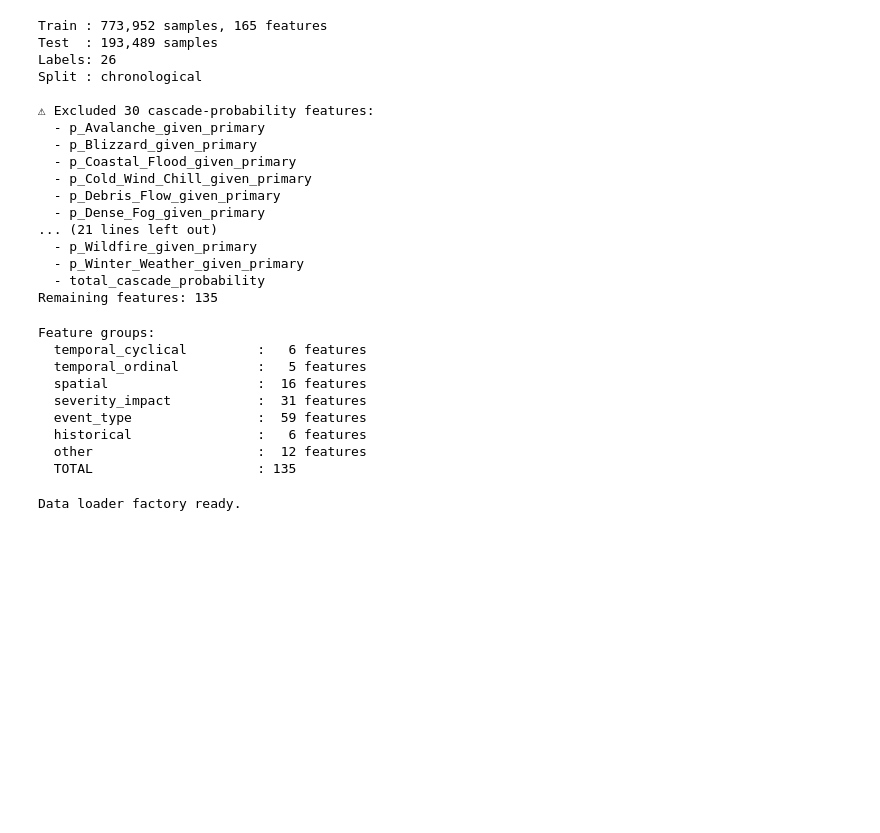
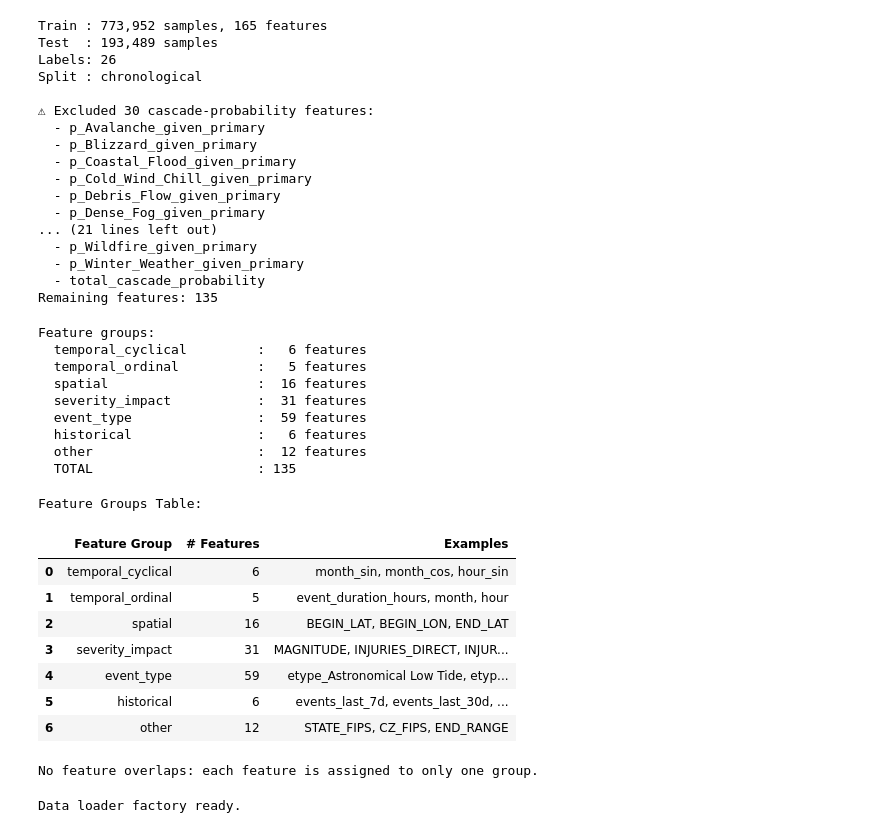
Before and after one commit to shikha-16/cascading-disaster-prediction, a Jupyter notebook: notebooks/04_neural_networks.ipynb, the cells around one changed output. Drawn from its saved outputs; the diff is of its cells as text; code cells hidden in the pictures; blank space fills up the shorter version.

```diff
--- a/notebooks/04_neural_networks.ipynb
+++ b/notebooks/04_neural_networks.ipynb
@@ -192,6 +192,47 @@ Feature groups:
   historical                :   6 features
   other                     :  12 features
   TOTAL                     : 135
+# %%
+# Visualize feature groups as a colored table
+import pandas as pd
+from IPython.display import display
+
+feature_group_table = []
+for group, idxs in FEATURE_GROUPS.items():
+    examples = [feature_names[i] for i in idxs[:3]]  # up to 3 examples
+    feature_group_table.append({
+        'Feature Group': group,
+        '# Features': len(idxs),
+        'Examples': ', '.join(examples) if examples else '(none)'
+    })
+
+fg_df = pd.DataFrame(feature_group_table)
+
+# Style: white background, red text, horizontal lines
+styled = fg_df.style.format({'# Features': '{:d}'}) \
+    .applymap(lambda v: 'color: red; background-color: #fff; border-bottom: 2px solid #ccc')
+
+print("Feature Groups Table:")
+display(styled)
+
+# Check for overlaps
+all_idxs = sum([idxs for idxs in FEATURE_GROUPS.values()], [])
+unique_idxs = set(all_idxs)
+if len(all_idxs) == len(unique_idxs):
+    print("\nNo feature overlaps: each feature is assigned to only one group.")
+else:
+    print("\nWarning: Some features are assigned to multiple groups!")
+# %% [output]
+Feature Groups Table:
+|  | Feature Group | # Features | Examples |
+| 0 | temporal_cyclical | 6 | month_sin, month_cos, hour_sin |
+| 1 | temporal_ordinal | 5 | event_duration_hours, month, hour |
+| 2 | spatial | 16 | BEGIN_LAT, BEGIN_LON, END_LAT |
+| 3 | severity_impact | 31 | MAGNITUDE, INJURIES_DIRECT, INJUR... |
+| 4 | event_type | 59 | etype_Astronomical Low Tide, etyp... |
+| 5 | historical | 6 | events_last_7d, events_last_30d, ... |
+| 6 | other | 12 | STATE_FIPS, CZ_FIPS, END_RANGE |
+No feature overlaps: each feature is assigned to only one group.
 # %%
 # ── PyTorch data loaders ────────────────────────────────────────────────
 def make_loaders(X_tr, y_tr, X_val, y_val, X_te, y_te, batch_size=1024):
```
Also changed, not shown: parts of 29 cells of this notebook.
